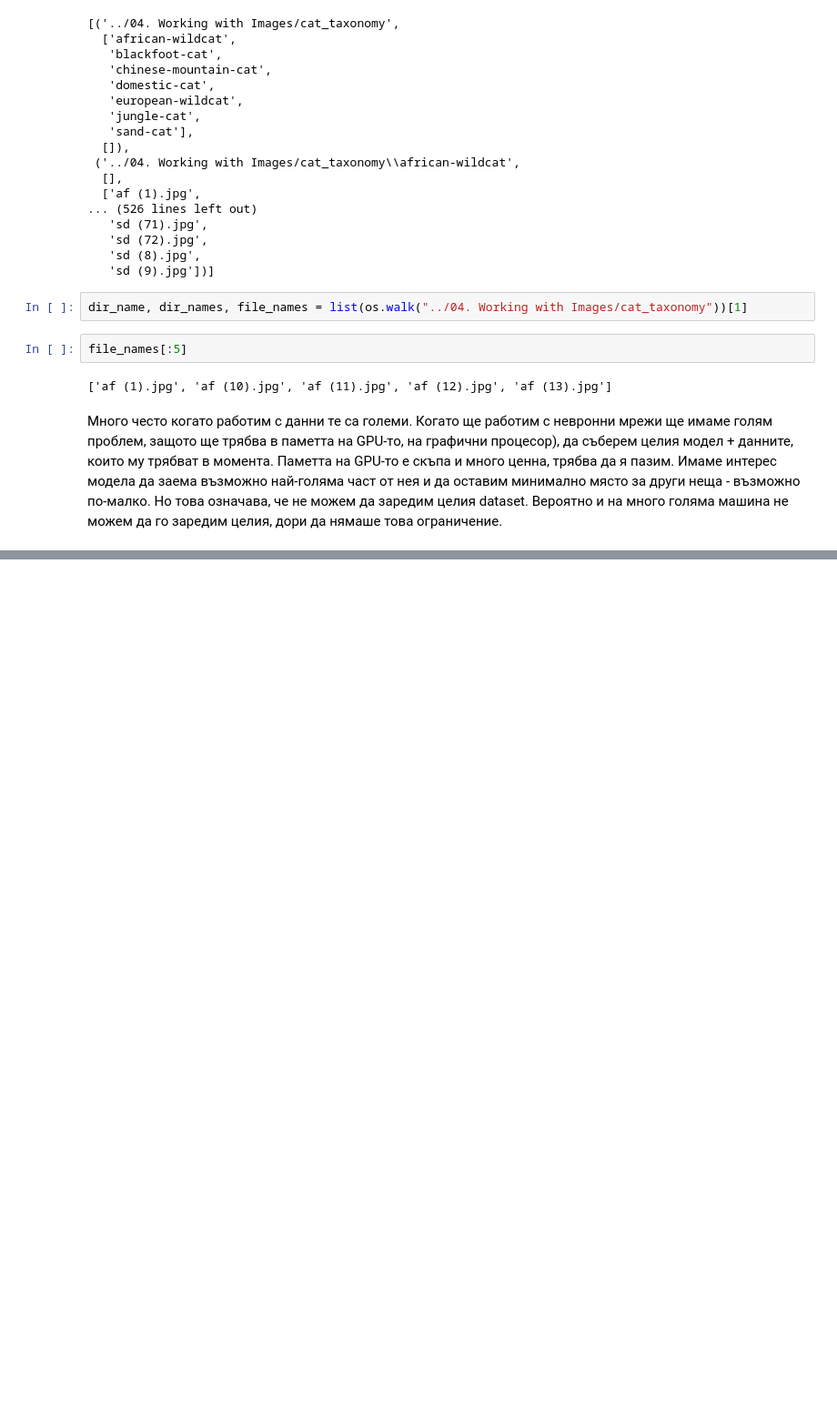
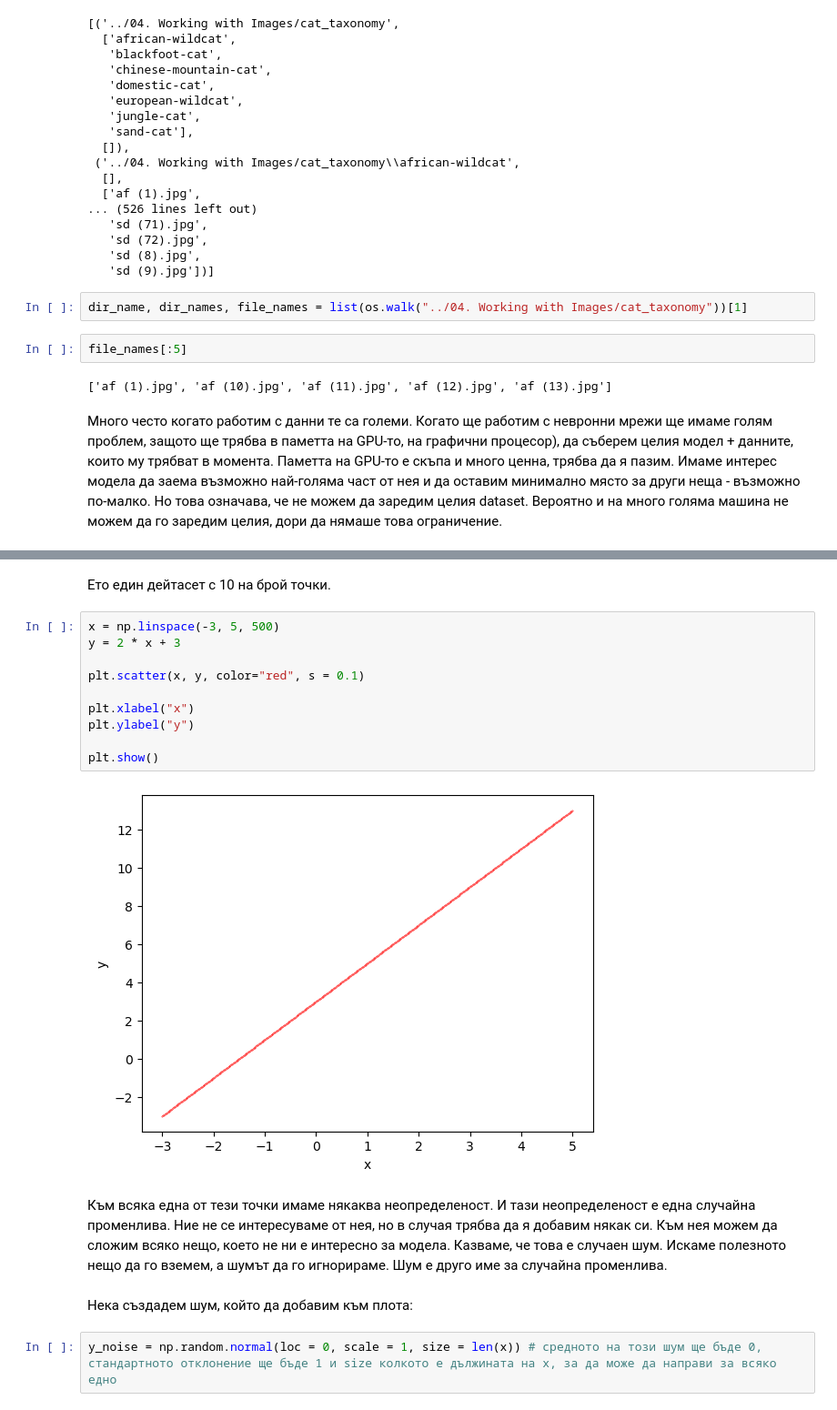
Before and after one commit to GalkaKG/Data-Science, a Jupyter notebook: 06. Regression Models/Regression Models.ipynb, the cells around one changed output, grey strips where cells are left out. Shown at 91% size. Cells and saved outputs as stored; diff of their text form; blank space fills up the shorter version.

```diff
--- a/06. Regression Models/Regression Models.ipynb
+++ b/06. Regression Models/Regression Models.ipynb
@@ -68,0 +139,20 @@ file_names[:5]
+# %% [markdown]
+Ето един дейтасет с 10 на брой точки.
+# %%
+x = np.linspace(-3, 5, 500)
+y = 2 * x + 3
+
+plt.scatter(x, y, color="red", s = 0.1)
+
+plt.xlabel("x")
+plt.ylabel("y")
+
+plt.show()
+# %% [output]
+[figure, added]
+# %% [markdown]
+Към всяка една от тези точки имаме някаква неопределеност. И тази неопределеност е една случайна променлива. Ние не се интересуваме от нея, но в случая трябва да я добавим някак си. Към нея можем да сложим всяко нещо, което не ни е интересно за модела. Казваме, че това е случаен шум. Искаме полезното нещо да го вземем, а шумът да го игнорираме. Шум е друго име за случайна променлива.
+# %% [markdown]
+Нека създадем шум, който да добавим към плота:
+# %%
+y_noise = np.random.normal(loc = 0, scale = 1, size = len(x)) # средното на този шум ще бъде 0, стандартното отклонение ще бъде 1 и size колкото е дължината на x, за да може да направи за всяко едно
```
Also changed, not shown: parts of 28 cells of this notebook, 1 other file.
